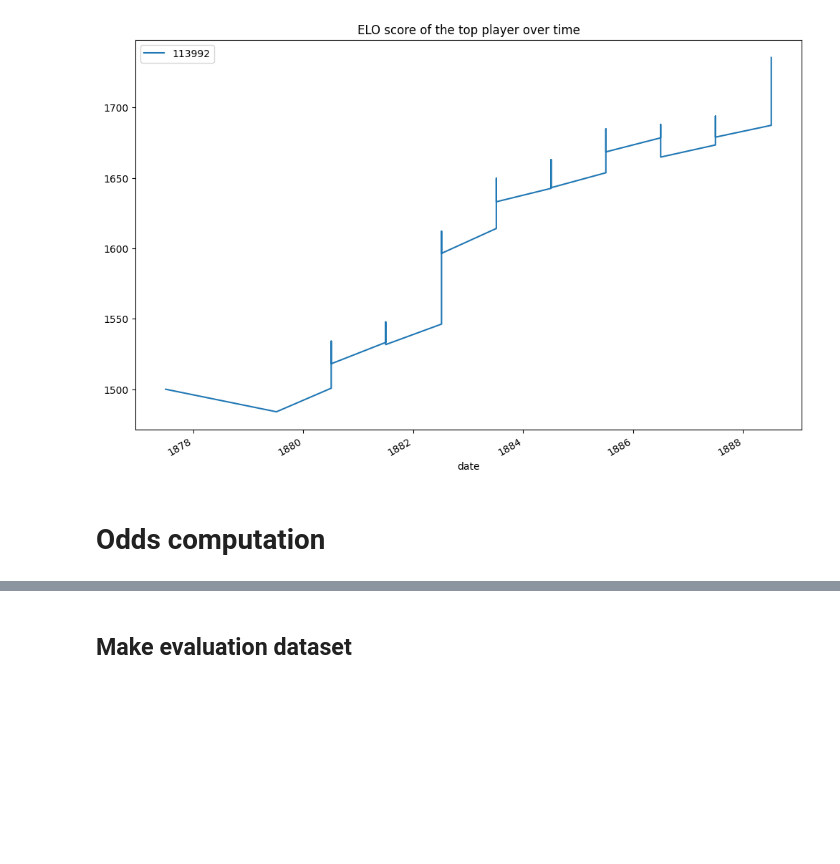
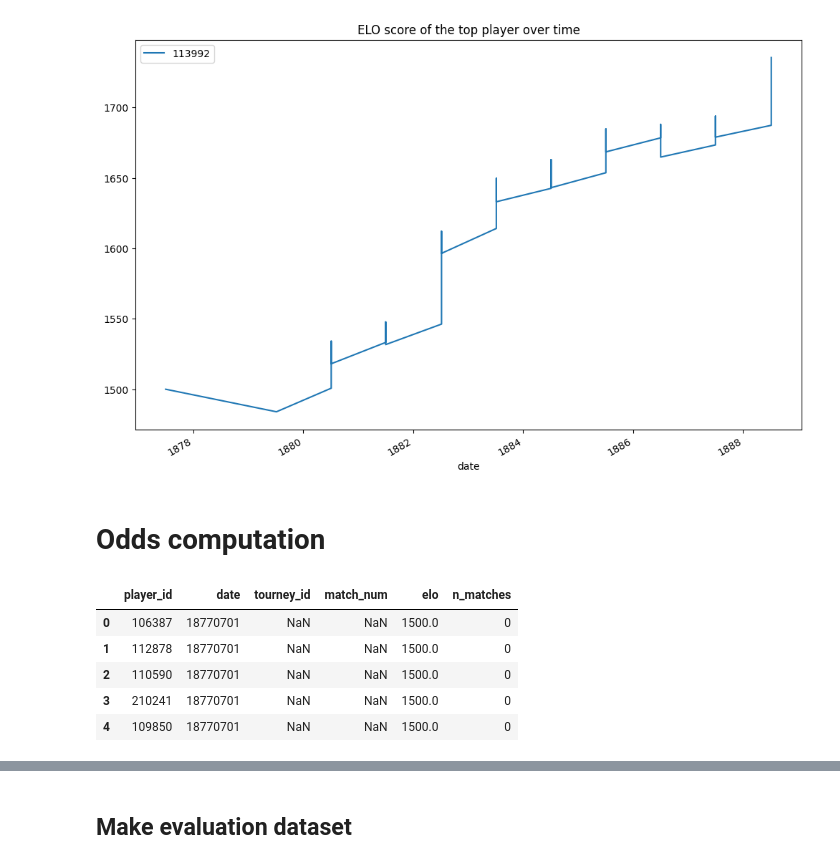
Before and after one commit to p-gourseaud/tennis-predictor, a Jupyter notebook: notebooks/1.1-pg-data-exploration2.ipynb, the cells around one changed output, grey strips where cells are left out. Drawn from its saved outputs; the diff is of its cells as text; code cells hidden in the pictures; blank space fills up the shorter version.

```diff
--- a/notebooks/1.1-pg-data-exploration2.ipynb
+++ b/notebooks/1.1-pg-data-exploration2.ipynb
@@ -243,3 +243,13 @@ See the caveats in the documentation: https://pandas.pydata.org/pandas-docs/stab
 [figure]
 # %% [markdown]
 # Odds computation
+# %%
+df_elo_all = pd.read_csv('./data/silver/elo/elo_All.csv')
+df_elo_all.head()
+# %% [output]
+|  | player_id | date | tourney_id | match_num | elo | n_matches |
+| 0 | 106387 | 18770701 | NaN | NaN | 1500.0 | 0 |
+| 1 | 112878 | 18770701 | NaN | NaN | 1500.0 | 0 |
+| 2 | 110590 | 18770701 | NaN | NaN | 1500.0 | 0 |
+| 3 | 210241 | 18770701 | NaN | NaN | 1500.0 | 0 |
+| 4 | 109850 | 18770701 | NaN | NaN | 1500.0 | 0 |
```
Also changed, not shown: parts of 6 cells of this notebook, 1 other file.
